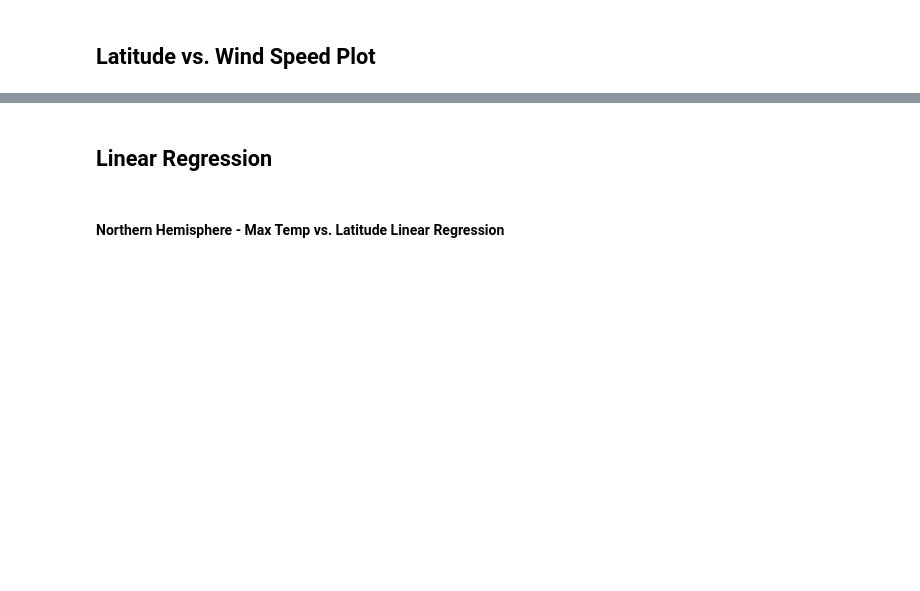
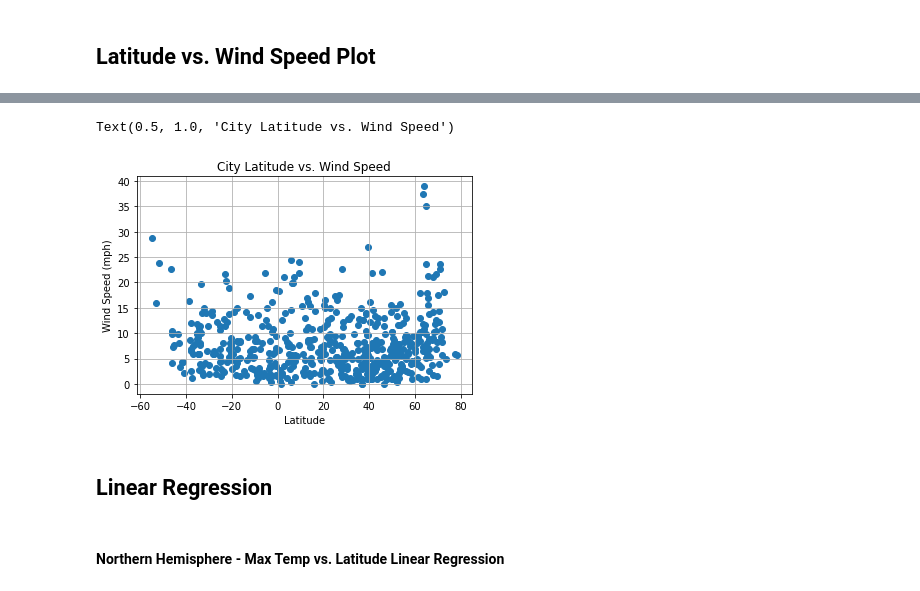
Before and after one commit to ichakrabarty/python-api-challenge, a Jupyter notebook: WeatherPy/WeatherPy.ipynb, the cells around one changed output, grey strips where cells are left out. Drawn from its saved outputs; the diff is of its cells as text; code cells hidden in the pictures; blank space fills up the shorter version.

```diff
--- a/WeatherPy/WeatherPy.ipynb
+++ b/WeatherPy/WeatherPy.ipynb
@@ -142,3 +201,15 @@ Int64Index([], dtype='int64')
+# %%
+x_axis_lw = city_weather_df['Lat']
+y_axis_lw = city_weather_df['Wind Speed']
+
+plt.scatter(x_axis_lw, y_axis_lw)
+plt.grid()
+plt.xlabel('Latitude')
+plt.ylabel('Wind Speed (mph)')
+plt.title('City Latitude vs. Wind Speed')
+# %% [output]
+Text(0.5, 1.0, 'City Latitude vs. Wind Speed')
+[figure, added]
 # %% [markdown]
 ## Linear Regression
 # %% [markdown]
```
Also changed, not shown: parts of 33 cells of this notebook, 5 other files.
